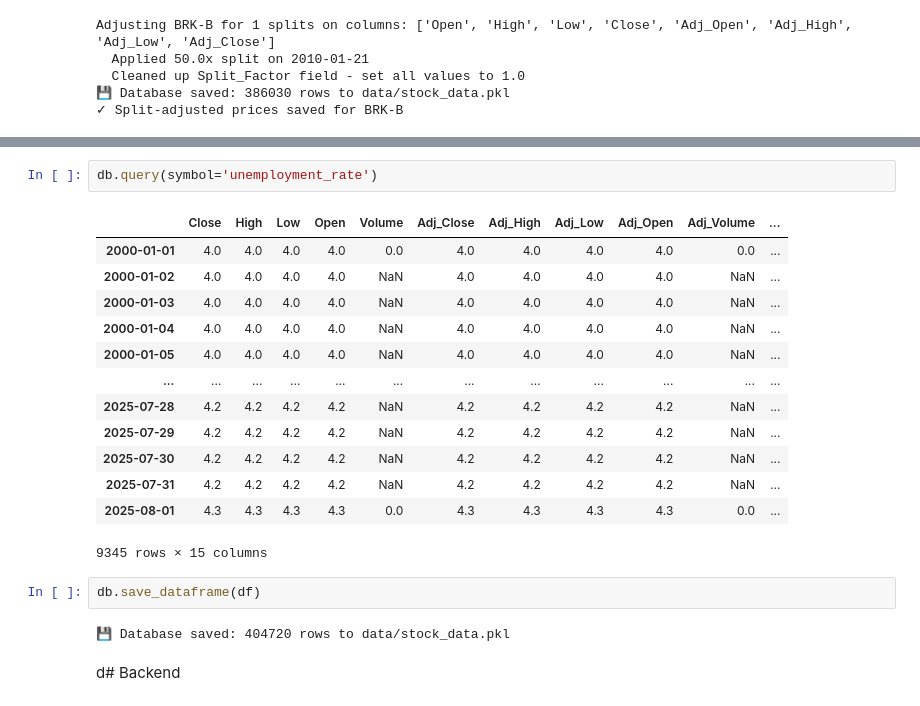
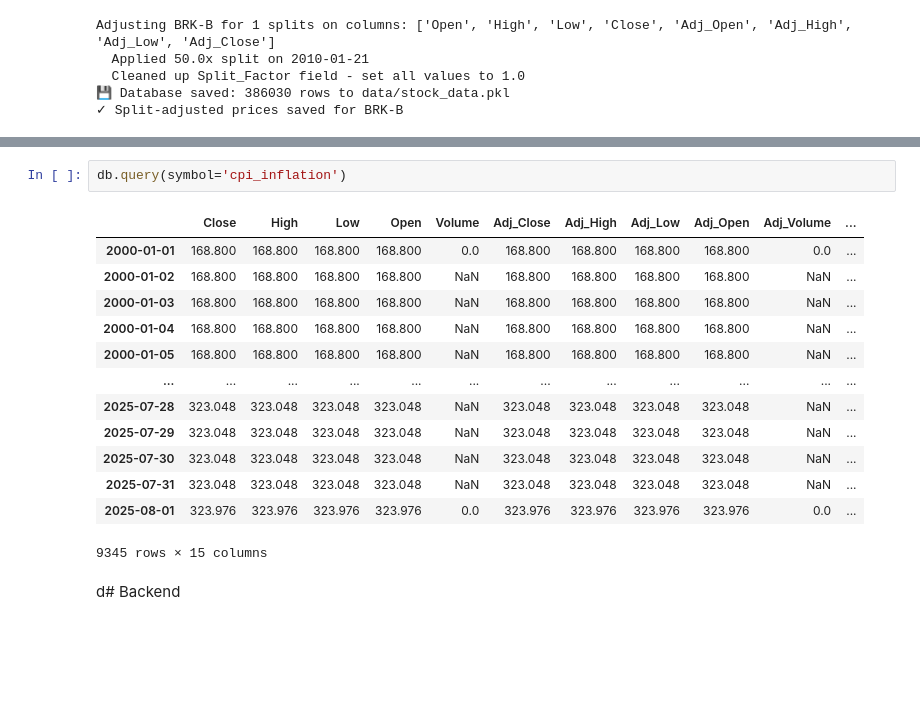
Before and after one commit to farrellsc/StockAnalysis, a Jupyter notebook: playground.ipynb, the cells around one changed output, grey strips where cells are left out. Cells and saved outputs as stored; diff of their text form; blank space fills up the shorter version.

```diff
--- a/playground.ipynb
+++ b/playground.ipynb
@@ -226,25 +228,21 @@ Original data points: 308, Complete range: 9345
 💾 Database saved: 413699 rows to data/stock_data.pkl
 ✓ Backfilled sparse dates and prices saved for unemployment_rate
 # %%
-db.query(symbol='unemployment_rate')
+db.query(symbol='cpi_inflation')
 # %% [output]
 |  | Close | High | Low | Open | Volume | Adj_Close | Adj_High | Adj_Low | Adj_Open | Adj_Volume | ... |
-| 2000-01-01 | 4.0 | 4.0 | 4.0 | 4.0 | 0.0 | 4.0 | 4.0 | 4.0 | 4.0 | 0.0 | ... |
-| 2000-01-02 | 4.0 | 4.0 | 4.0 | 4.0 | NaN | 4.0 | 4.0 | 4.0 | 4.0 | NaN | ... |
-| 2000-01-03 | 4.0 | 4.0 | 4.0 | 4.0 | NaN | 4.0 | 4.0 | 4.0 | 4.0 | NaN | ... |
-| 2000-01-04 | 4.0 | 4.0 | 4.0 | 4.0 | NaN | 4.0 | 4.0 | 4.0 | 4.0 | NaN | ... |
-| 2000-01-05 | 4.0 | 4.0 | 4.0 | 4.0 | NaN | 4.0 | 4.0 | 4.0 | 4.0 | NaN | ... |
+| 2000-01-01 | 168.800 | 168.800 | 168.800 | 168.800 | 0.0 | 168.800 | 168.800 | 168.800 | 168.800 | 0.0 | ... |
+| 2000-01-02 | 168.800 | 168.800 | 168.800 | 168.800 | NaN | 168.800 | 168.800 | 168.800 | 168.800 | NaN | ... |
+| 2000-01-03 | 168.800 | 168.800 | 168.800 | 168.800 | NaN | 168.800 | 168.800 | 168.800 | 168.800 | NaN | ... |
+| 2000-01-04 | 168.800 | 168.800 | 168.800 | 168.800 | NaN | 168.800 | 168.800 | 168.800 | 168.800 | NaN | ... |
+| 2000-01-05 | 168.800 | 168.800 | 168.800 | 168.800 | NaN | 168.800 | 168.800 | 168.800 | 168.800 | NaN | ... |
 | ... | ... | ... | ... | ... | ... | ... | ... | ... | ... | ... | ... |
-| 2025-07-28 | 4.2 | 4.2 | 4.2 | 4.2 | NaN | 4.2 | 4.2 | 4.2 | 4.2 | NaN | ... |
-| 2025-07-29 | 4.2 | 4.2 | 4.2 | 4.2 | NaN | 4.2 | 4.2 | 4.2 | 4.2 | NaN | ... |
-| 2025-07-30 | 4.2 | 4.2 | 4.2 | 4.2 | NaN | 4.2 | 4.2 | 4.2 | 4.2 | NaN | ... |
-| 2025-07-31 | 4.2 | 4.2 | 4.2 | 4.2 | NaN | 4.2 | 4.2 | 4.2 | 4.2 | NaN | ... |
-| 2025-08-01 | 4.3 | 4.3 | 4.3 | 4.3 | 0.0 | 4.3 | 4.3 | 4.3 | 4.3 | 0.0 | ... |
+| 2025-07-28 | 323.048 | 323.048 | 323.048 | 323.048 | NaN | 323.048 | 323.048 | 323.048 | 323.048 | NaN | ... |
+| 2025-07-29 | 323.048 | 323.048 | 323.048 | 323.048 | NaN | 323.048 | 323.048 | 323.048 | 323.048 | NaN | ... |
+| 2025-07-30 | 323.048 | 323.048 | 323.048 | 323.048 | NaN | 323.048 | 323.048 | 323.048 | 323.048 | NaN | ... |
+| 2025-07-31 | 323.048 | 323.048 | 323.048 | 323.048 | NaN | 323.048 | 323.048 | 323.048 | 323.048 | NaN | ... |
+| 2025-08-01 | 323.976 | 323.976 | 323.976 | 323.976 | 0.0 | 323.976 | 323.976 | 323.976 | 323.976 | 0.0 | ... |
 9345 rows × 15 columns
-# %%
-db.save_dataframe(df)
-# %% [output]
-💾 Database saved: 404720 rows to data/stock_data.pkl
 # %% [markdown]
 d# Backend
 # %%
```
Also changed, not shown: parts of 7 cells of this notebook, 2 other files.
